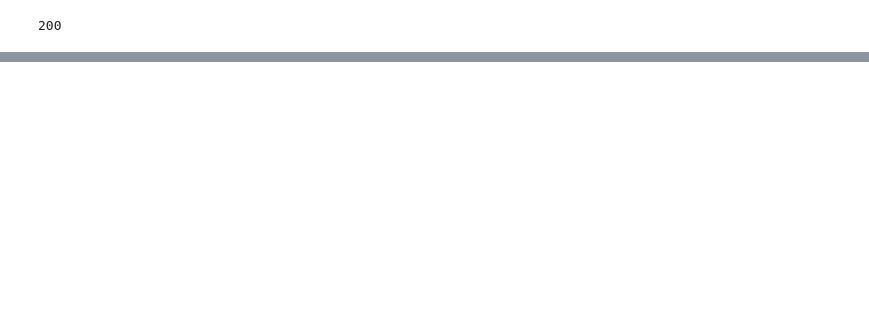
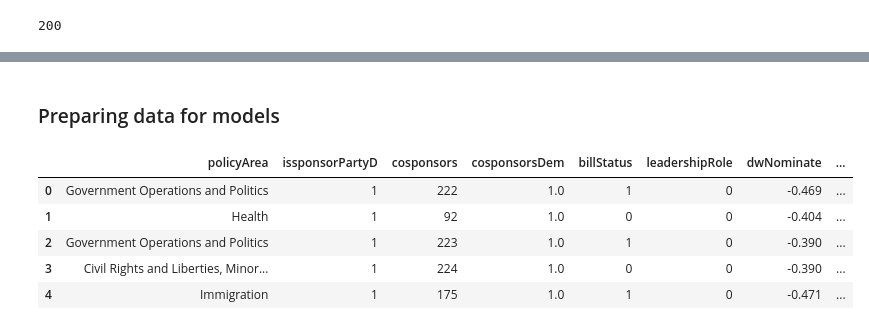
Before and after one commit to brianmulyadi/Designing-Data-Products, a Jupyter notebook: dataset.ipynb, the cells around one changed output, grey strips where cells are left out. Saved outputs shown, nothing was run; the diff lists cells and outputs as text; code cells hidden in the pictures; blank space fills up the shorter version.

```diff
--- a/dataset.ipynb
+++ b/dataset.ipynb
@@ -208,0 +227,13 @@ files.download('4000-6352.csv')
+# %% [markdown]
+### Preparing data for models
+# %%
+# select relevant columns
+finalDf = mergeDf[['policyArea','issponsorPartyD','cosponsors','cosponsorsDem','billStatus','leadershipRole','dwNominate','seniority','votesAgainstParty']]
+finalDf.head()
+# %% [output]
+|  | policyArea | issponsorPartyD | cosponsors | cosponsorsDem | billStatus | leadershipRole | dwNominate | ... |
+| 0 | Government Operations and Politics | 1 | 222 | 1.0 | 1 | 0 | -0.469 | ... |
+| 1 | Health | 1 | 92 | 1.0 | 0 | 0 | -0.404 | ... |
+| 2 | Government Operations and Politics | 1 | 223 | 1.0 | 1 | 0 | -0.390 | ... |
+| 3 | Civil Rights and Liberties, Minor... | 1 | 224 | 1.0 | 0 | 0 | -0.390 | ... |
+| 4 | Immigration | 1 | 175 | 1.0 | 1 | 0 | -0.471 | ... |
```
Also changed, not shown: parts of 20 cells of this notebook.
